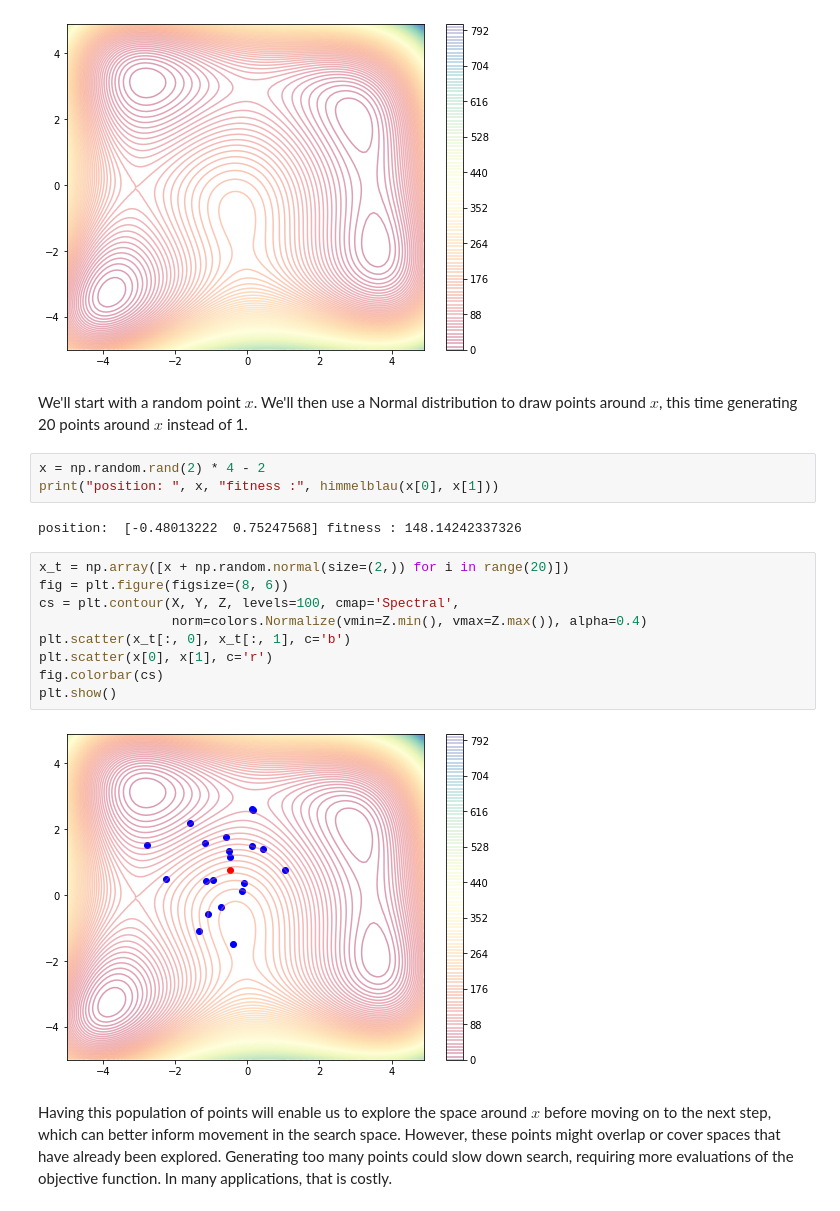
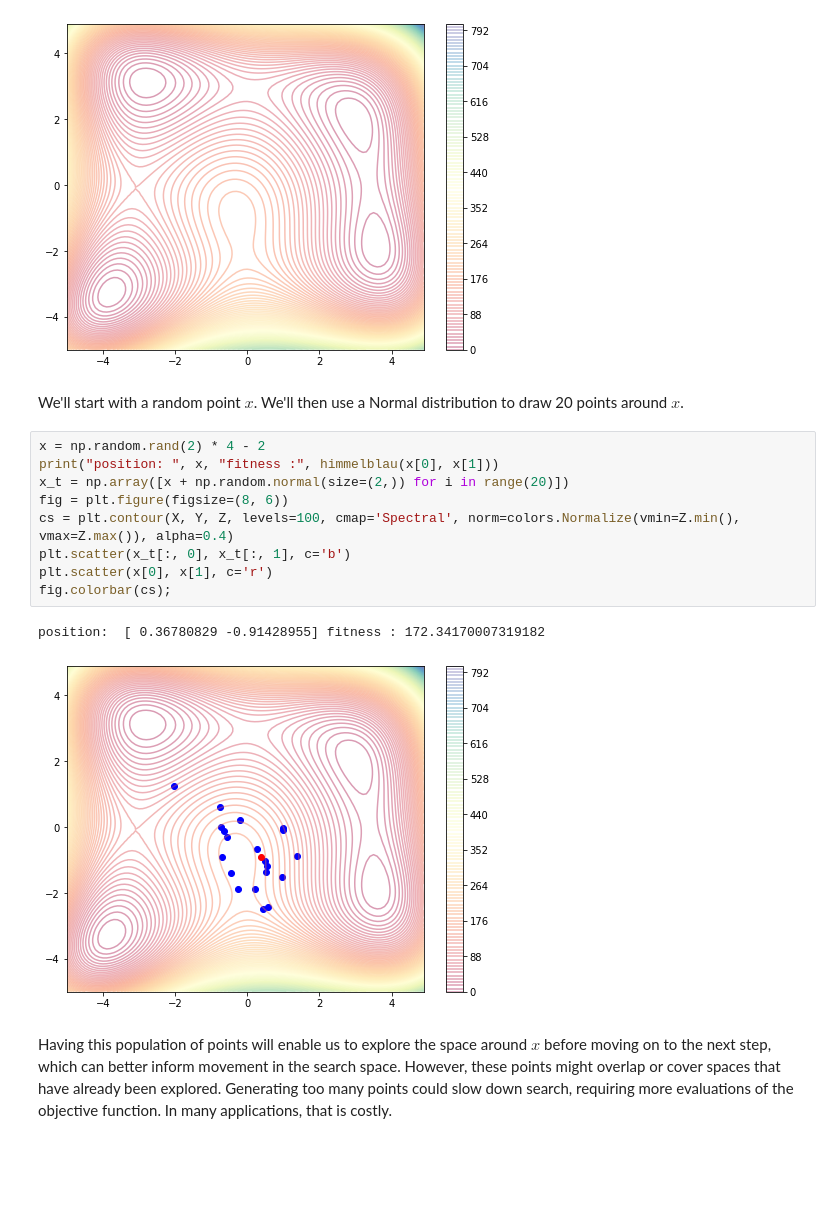
Before and after one commit to RL-VS/rlvs2021, a Jupyter notebook: docs/class-material/evolutionary/Evolutionary Strategies.ipynb, the cells around one changed output. Drawn from its saved outputs; the diff is of its cells as text; blank space fills up the shorter version.

```diff
--- a/docs/class-material/evolutionary/Evolutionary Strategies.ipynb
+++ b/docs/class-material/evolutionary/Evolutionary Strategies.ipynb
@@ -39,23 +47,19 @@ plt.show()
 # %% [output]
 [figure]
 # %% [markdown]
-We'll start with a random point $x$. We'll then use a Normal distribution to draw points around $x$, this time generating 20 points around $x$ instead of 1.
+We'll start with a random point $x$. We'll then use a Normal distribution to draw 20 points around $x$.
-# %%
-x = np.random.rand(2) * 4 - 2
-print("position: ", x, "fitness :", himmelblau(x[0], x[1]))
-# %% [output]
-position:  [-0.48013222  0.75247568] fitness : 148.14242337326
 # %%
+x = np.random.rand(2) * 4 - 2
+print("position: ", x, "fitness :", himmelblau(x[0], x[1]))
 x_t = np.array([x + np.random.normal(size=(2,)) for i in range(20)])
 fig = plt.figure(figsize=(8, 6))
-cs = plt.contour(X, Y, Z, levels=100, cmap='Spectral',
-                 norm=colors.Normalize(vmin=Z.min(), vmax=Z.max()), alpha=0.4)
+cs = plt.contour(X, Y, Z, levels=100, cmap='Spectral', norm=colors.Normalize(vmin=Z.min(), vmax=Z.max()), alpha=0.4)
 plt.scatter(x_t[:, 0], x_t[:, 1], c='b')
 plt.scatter(x[0], x[1], c='r')
-fig.colorbar(cs)
-plt.show()
+fig.colorbar(cs);
 # %% [output]
+position:  [ 0.36780829 -0.91428955] fitness : 172.34170007319182
-[figure, old version]
+[figure, new version]
 # %% [markdown]
 Having this population of points will enable us to explore the space around $x$ before moving on to the next step, which can better inform movement in the search space. However, these points might overlap or cover spaces that have already been explored. Generating too many points could slow down search, requiring more evaluations of the objective function. In many applications, that is costly.
 # %% [markdown]
```
Also changed, not shown: parts of 59 cells of this notebook, 7 other files.
